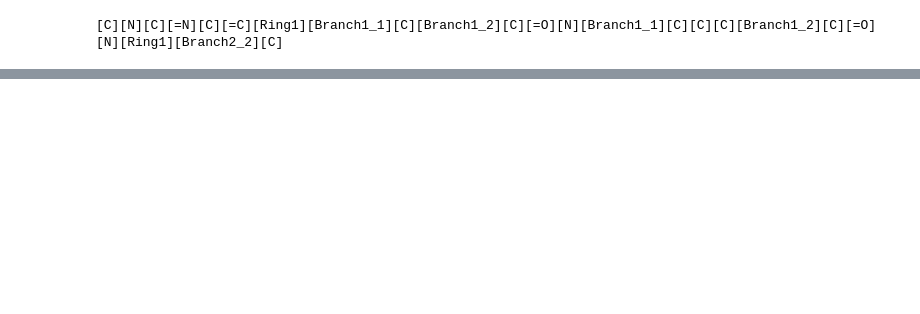
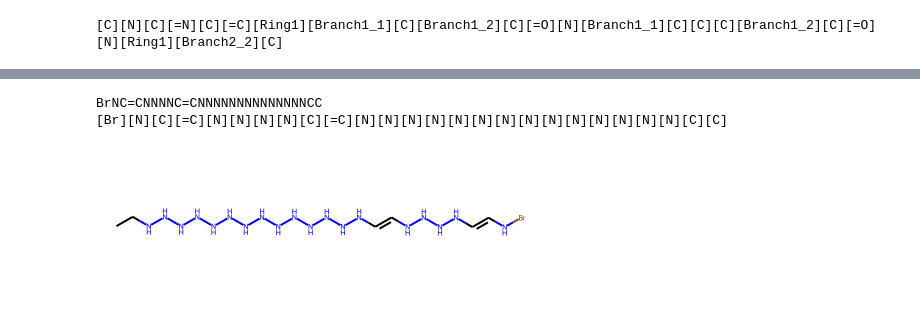
Before and after one commit to pbedmar/tfg, a Jupyter notebook: experiments/decimer/test_decimer.ipynb, the cells around one changed output, grey strips where cells are left out. Saved outputs shown, nothing was run; the diff lists cells and outputs as text; code cells hidden in the pictures; blank space fills up the shorter version.

```diff
--- a/experiments/decimer/test_decimer.ipynb
+++ b/experiments/decimer/test_decimer.ipynb
@@ -82,0 +42,9 @@ As we can see, results are not good. Let's try with an image with higher resolut
+# %%
+smiles_code = DECIMER.predict_SMILES('test_images_pptx/12.2.png',"Canonical")
+print(smiles_code)
+print(encoder(smiles_code))
+Chem.MolFromSmiles(smiles_code)
+# %% [output]
+BrNC=CNNNNC=CNNNNNNNNNNNNNNCC
+[Br][N][C][=C][N][N][N][N][C][=C][N][N][N][N][N][N][N][N][N][N][N][N][N][N][C][C]
+[figure, added]
```
Also changed, not shown: parts of 25 cells of this notebook, 1 other file.
